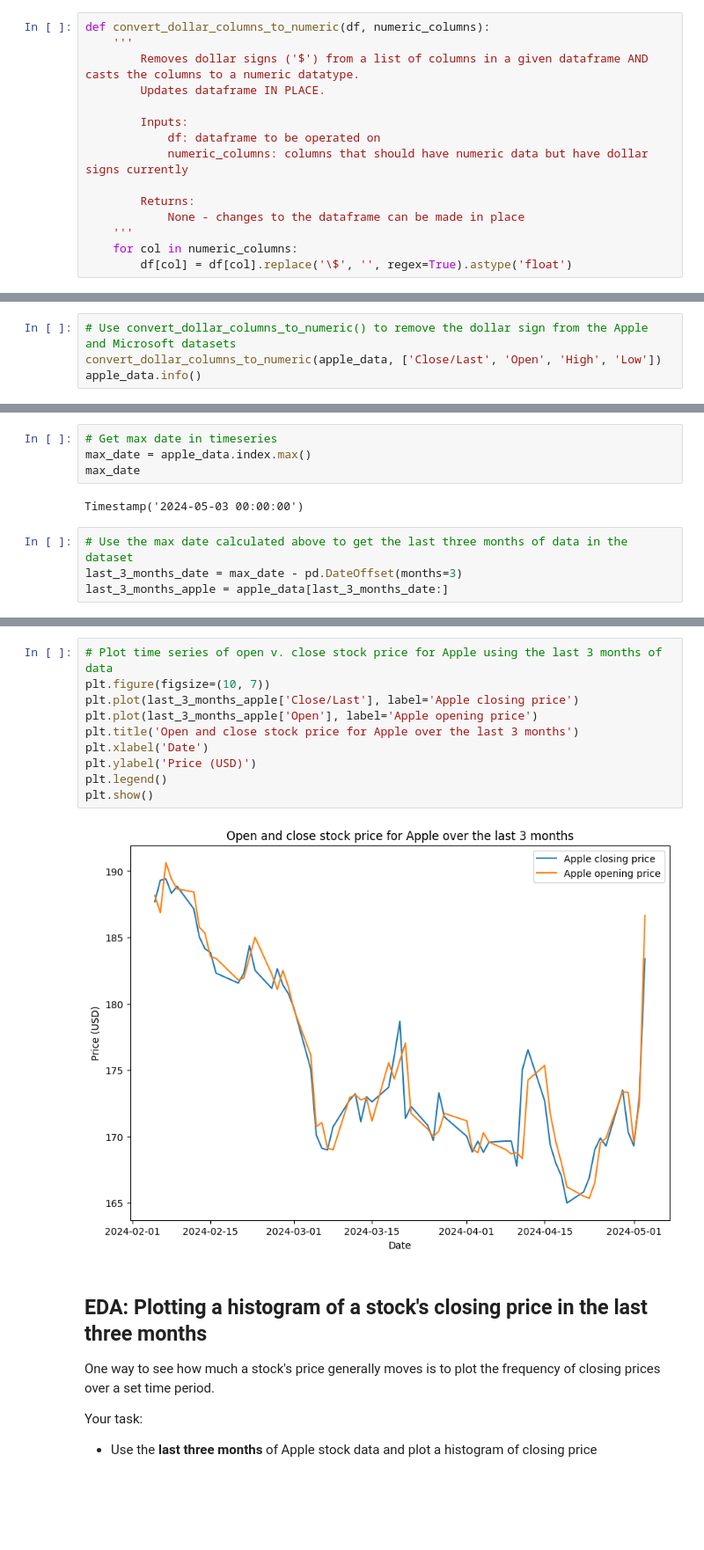
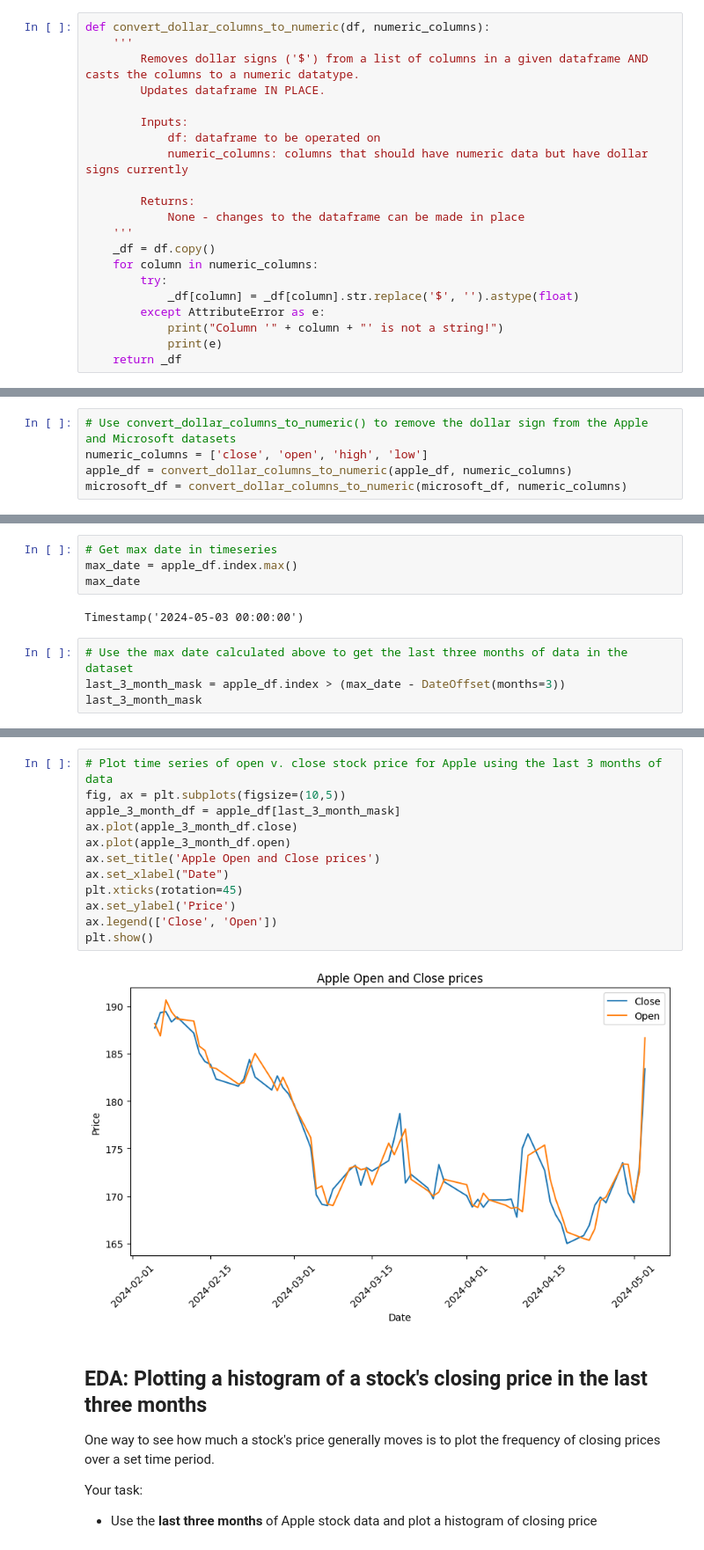
Before and after one commit to bigboy92/fend-matching-game, a Jupyter notebook: Preparing-for-data-analysis-project-student.ipynb, the cells around one changed output, grey strips where cells are left out. Shown at 88% size. Drawn from its saved outputs; the diff is of its cells as text; blank space fills up the shorter version.

```diff
--- a/Preparing-for-data-analysis-project-student.ipynb
+++ b/Preparing-for-data-analysis-project-student.ipynb
@@ -201,5 +253,11 @@ def convert_dollar_columns_to_numeric(df, numeric_columns):
         Returns:
             None - changes to the dataframe can be made in place
     '''
-    for col in numeric_columns:
-        df[col] = df[col].replace('\$', '', regex=True).astype('float')
+    _df = df.copy()
+    for column in numeric_columns:
+        try:
+            _df[column] = _df[column].str.replace('$', '').astype(float)
+        except AttributeError as e:
+            print("Column '" + column + "' is not a string!")
+            print(e)
+    return _df
@@ -224,4 +264,5 @@ msft_data.head()
 # %%
 # Use convert_dollar_columns_to_numeric() to remove the dollar sign from the Apple and Microsoft datasets
-convert_dollar_columns_to_numeric(apple_data, ['Close/Last', 'Open', 'High', 'Low'])
-apple_data.info()
+numeric_columns = ['close', 'open', 'high', 'low']
+apple_df = convert_dollar_columns_to_numeric(apple_df, numeric_columns)
+microsoft_df = convert_dollar_columns_to_numeric(microsoft_df, numeric_columns)
@@ -496,10 +437,10 @@ msft_data.sort_index(inplace=True)
 # %%
 # Get max date in timeseries
-max_date = apple_data.index.max()
+max_date = apple_df.index.max()
 max_date
 # %% [output]
 Timestamp('2024-05-03 00:00:00')
 # %%
 # Use the max date calculated above to get the last three months of data in the dataset
-last_3_months_date = max_date - pd.DateOffset(months=3)
-last_3_months_apple = apple_data[last_3_months_date:]
+last_3_month_mask = apple_df.index > (max_date - DateOffset(months=3))
+last_3_month_mask
@@ -506,15 +449,17 @@ last_3_months_apple = apple_data[last_3_months_date:]
 # %%
 # Plot time series of open v. close stock price for Apple using the last 3 months of data
-plt.figure(figsize=(10, 7))
-plt.plot(last_3_months_apple['Close/Last'], label='Apple closing price')
-plt.plot(last_3_months_apple['Open'], label='Apple opening price')
-plt.title('Open and close stock price for Apple over the last 3 months')
-plt.xlabel('Date')
-plt.ylabel('Price (USD)')
-plt.legend()
+fig, ax = plt.subplots(figsize=(10,5))
+apple_3_month_df = apple_df[last_3_month_mask]
+ax.plot(apple_3_month_df.close)
+ax.plot(apple_3_month_df.open)
+ax.set_title('Apple Open and Close prices')
+ax.set_xlabel("Date")
+plt.xticks(rotation=45)
+ax.set_ylabel('Price')
+ax.legend(['Close', 'Open'])
 plt.show()
 # %% [output]
-[figure, old version]
+[figure, new version]
 # %% [markdown]
 ## EDA: Plotting a histogram of a stock's closing price in the last three months
 
```
Also changed, not shown: parts of 64 cells of this notebook.
